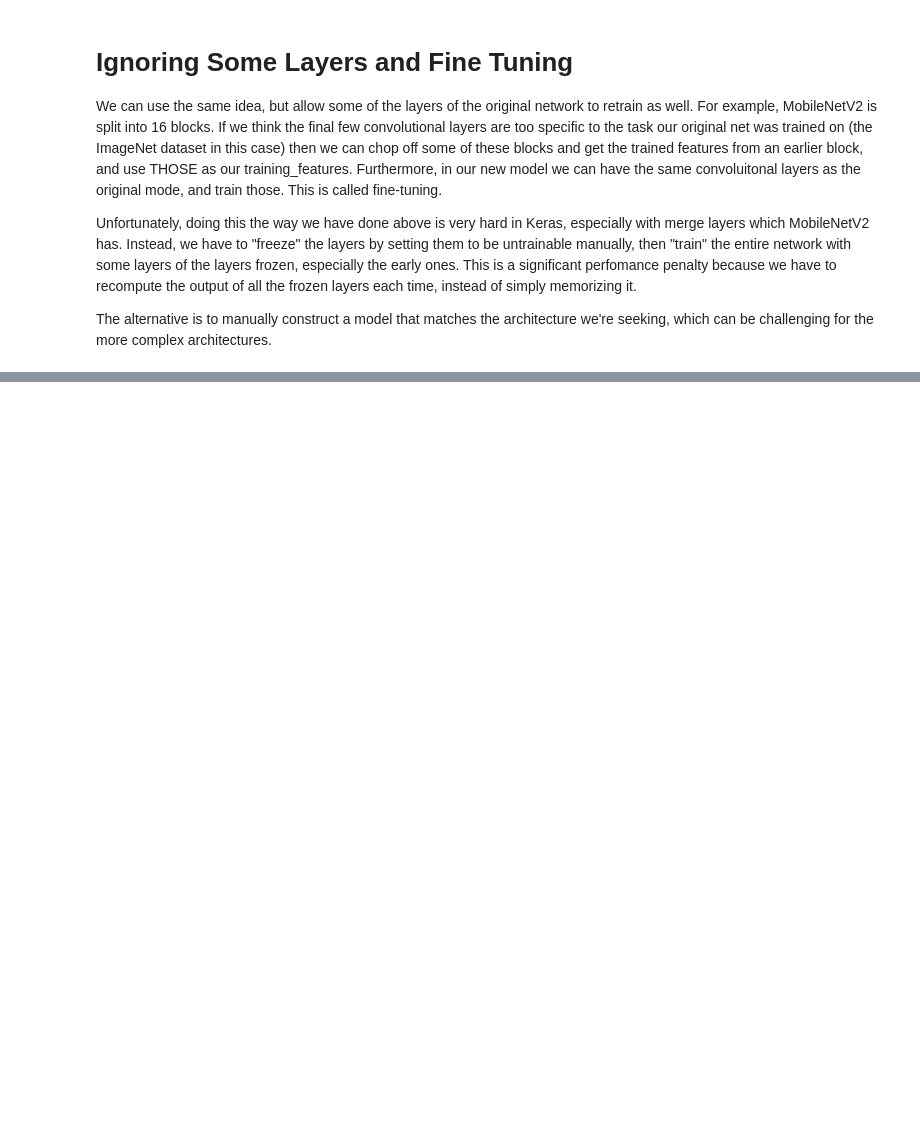
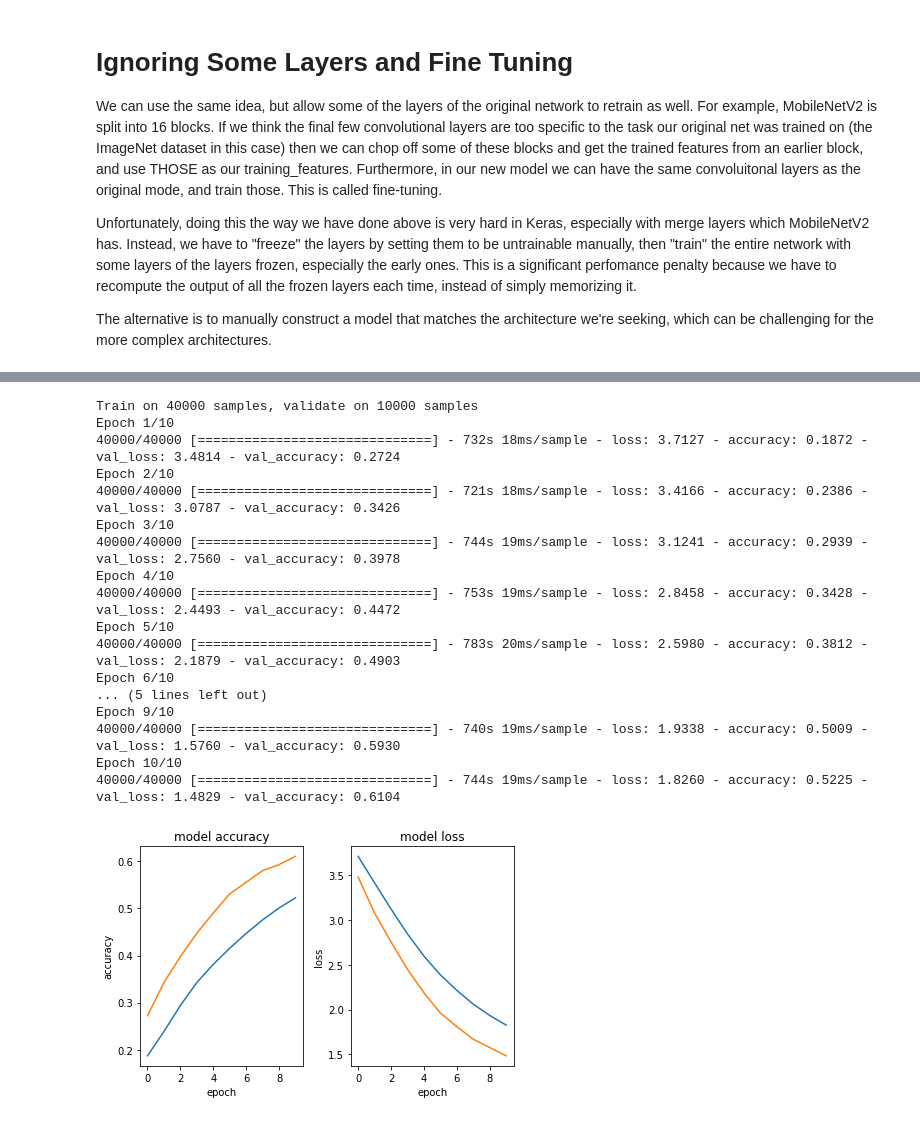
Before and after one commit to Tebs-Lab/intro-to-deep-learning, a Jupyter notebook: 04-convolutional-neural-networks/03-transfer-learning.ipynb, the cells around one changed output, grey strips where cells are left out. Drawn from its saved outputs; the diff is of its cells as text; code cells hidden in the pictures; blank space fills up the shorter version.

```diff
--- a/04-convolutional-neural-networks/03-transfer-learning.ipynb
+++ b/04-convolutional-neural-networks/03-transfer-learning.ipynb
@@ -531,0 +551,24 @@ Taken together, it looks like we're still learning, even if it's a bit erratic.
+# %%
+# Okay, that actually looks quite encouraging, if a bit slow... lets train it some more!
+history = model.fit(x_train, y_train, batch_size=128, epochs=10, validation_split=0.2, verbose=True)
+plot_training_history(history, model)
+model.save(os.path.join(save_directory, "SDG_train_all_slow_further.h5"))
+# %% [output]
+Train on 40000 samples, validate on 10000 samples
+Epoch 1/10
+40000/40000 [==============================] - 732s 18ms/sample - loss: 3.7127 - accuracy: 0.1872 - val_loss: 3.4814 - val_accuracy: 0.2724
+Epoch 2/10
+40000/40000 [==============================] - 721s 18ms/sample - loss: 3.4166 - accuracy: 0.2386 - val_loss: 3.0787 - val_accuracy: 0.3426
+Epoch 3/10
+40000/40000 [==============================] - 744s 19ms/sample - loss: 3.1241 - accuracy: 0.2939 - val_loss: 2.7560 - val_accuracy: 0.3978
+Epoch 4/10
+40000/40000 [==============================] - 753s 19ms/sample - loss: 2.8458 - accuracy: 0.3428 - val_loss: 2.4493 - val_accuracy: 0.4472
+Epoch 5/10
+40000/40000 [==============================] - 783s 20ms/sample - loss: 2.5980 - accuracy: 0.3812 - val_loss: 2.1879 - val_accuracy: 0.4903
+Epoch 6/10
+... (5 lines left out)
+Epoch 9/10
+40000/40000 [==============================] - 740s 19ms/sample - loss: 1.9338 - accuracy: 0.5009 - val_loss: 1.5760 - val_accuracy: 0.5930
+Epoch 10/10
+40000/40000 [==============================] - 744s 19ms/sample - loss: 1.8260 - accuracy: 0.5225 - val_loss: 1.4829 - val_accuracy: 0.6104
+[figure, added]
```
Also changed, not shown: parts of 26 cells of this notebook.
